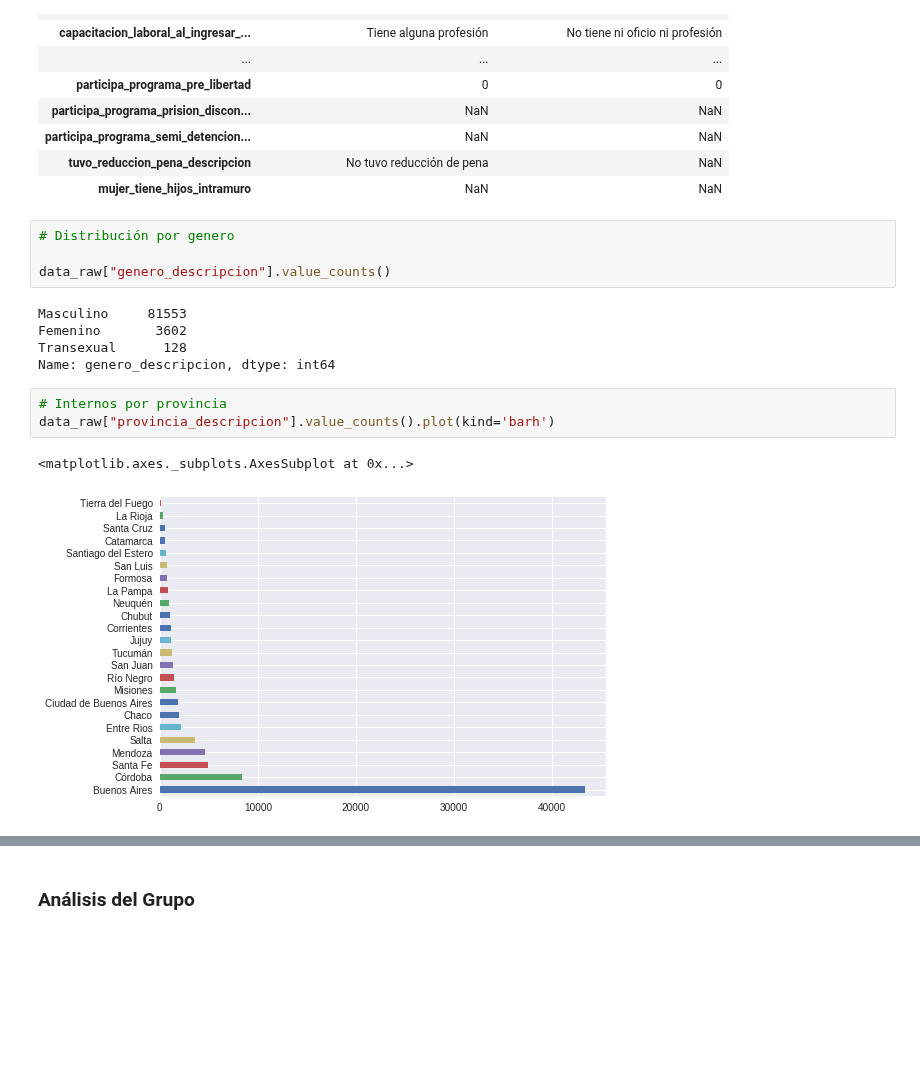
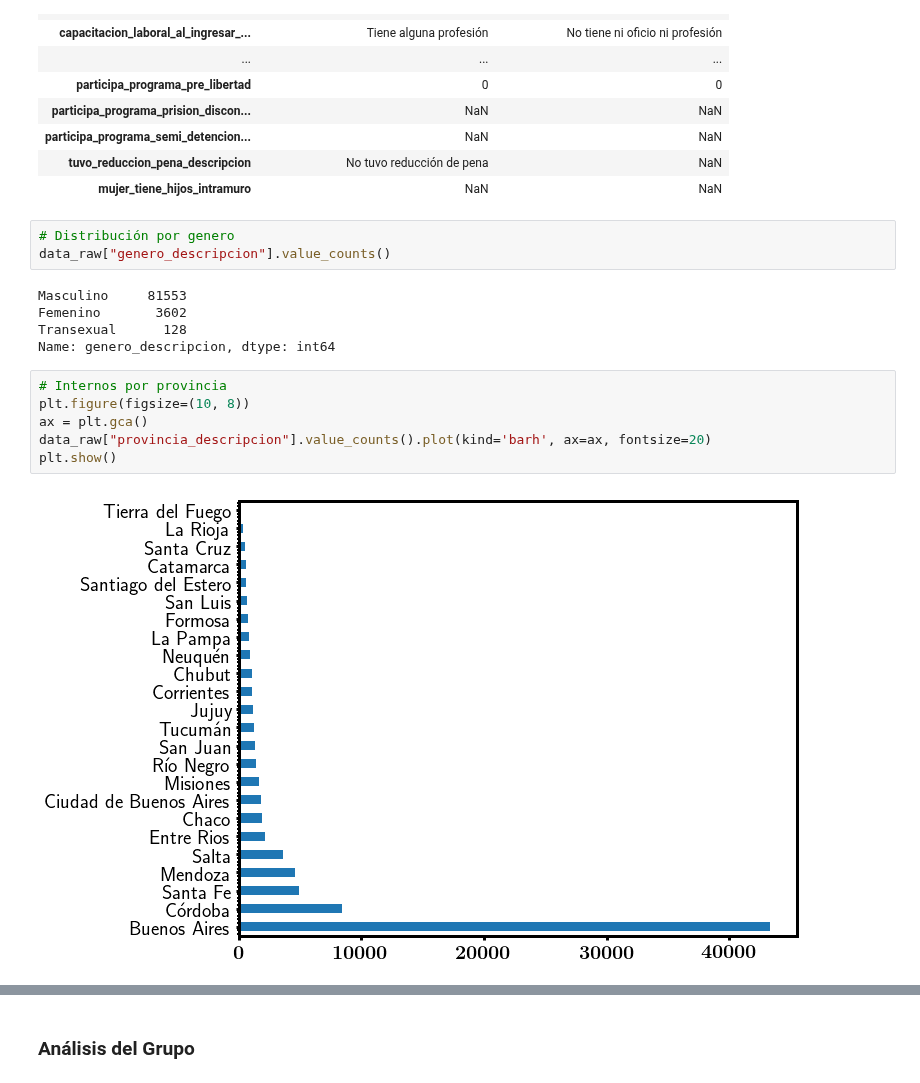
Before and after one commit to nahuelalmeira/poblacionPenal, a Jupyter notebook: VisualizacionYAnalisis/DiploDatos_PoblacionPenitenciariaArgentina_VyA.ipynb, the cells around one changed output, grey strips where cells are left out. Saved outputs shown, nothing was run; the diff lists cells and outputs as text; blank space fills up the shorter version.

```diff
--- a/VisualizacionYAnalisis/DiploDatos_PoblacionPenitenciariaArgentina_VyA.ipynb
+++ b/VisualizacionYAnalisis/DiploDatos_PoblacionPenitenciariaArgentina_VyA.ipynb
@@ -120,7 +165,6 @@ data_raw.sample(2).transpose()
 | mujer_tiene_hijos_intramuro | NaN | NaN |
 # %%
 # Distribución por genero
-
 data_raw["genero_descripcion"].value_counts()
 # %% [output]
 Masculino     81553
@@ -129,10 +173,12 @@ Transexual      128
 Name: genero_descripcion, dtype: int64
 # %%
 # Internos por provincia
-data_raw["provincia_descripcion"].value_counts().plot(kind='barh')
+plt.figure(figsize=(10, 8))
+ax = plt.gca()
+data_raw["provincia_descripcion"].value_counts().plot(kind='barh', ax=ax, fontsize=20)
+plt.show()
 # %% [output]
-<matplotlib.axes._subplots.AxesSubplot at 0x...>
-[figure, old version]
+[figure, new version]
 # %%
 # Histograma por edades
 data_raw["edad"].plot.hist(grid=True, bins=15, rwidth=0.9,color='#607c8e')
```
Also changed, not shown: parts of 10 cells of this notebook, 1 other file.
